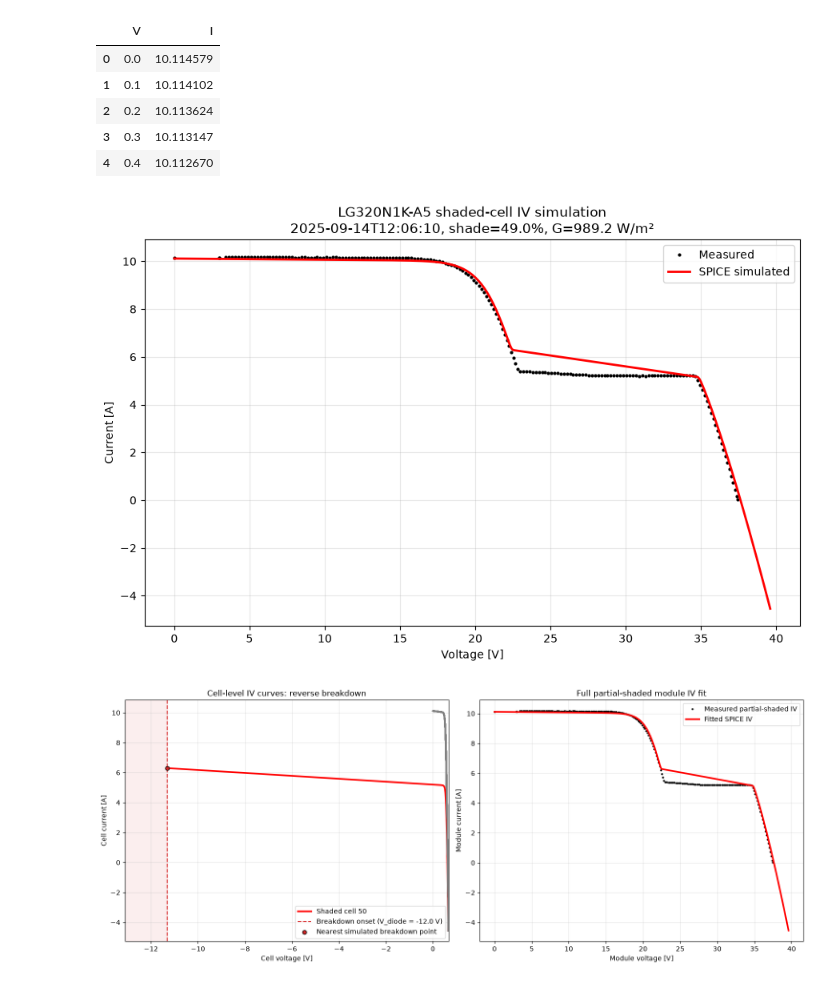
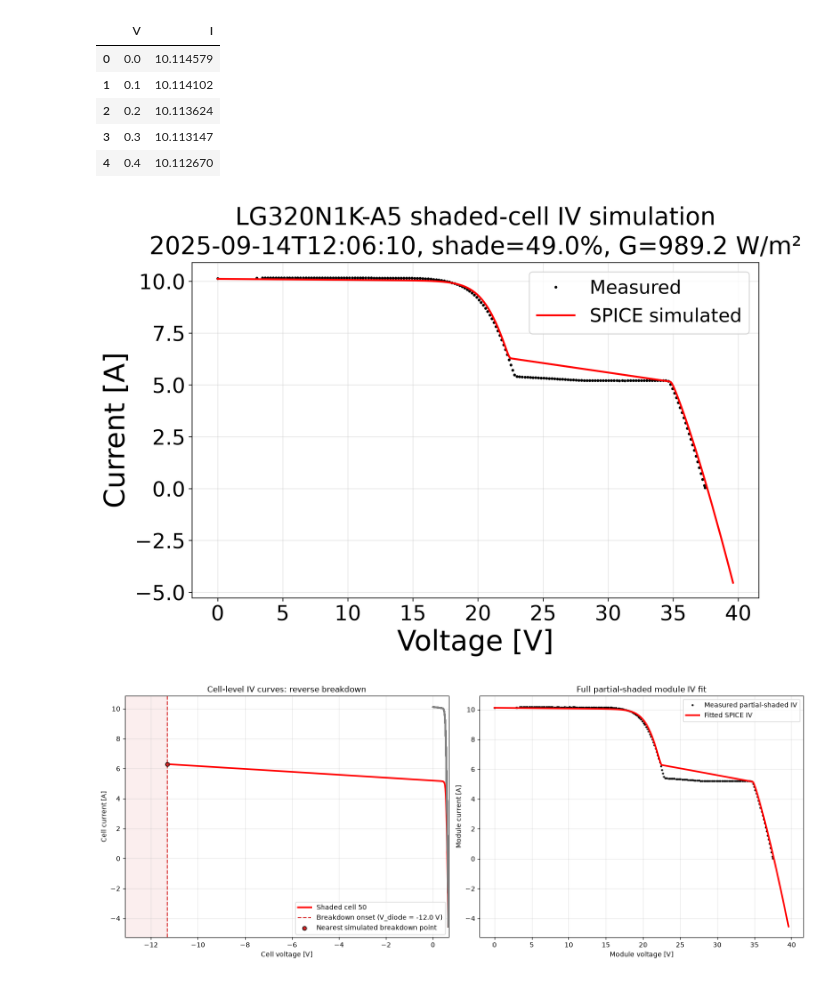
Before and after one commit to sandialabs/pvcracks, a Jupyter notebook: docs/Examples/example_pvspice_thermal.ipynb, the cells around one changed output. Cells and saved outputs as stored; diff of their text form; code cells hidden in the pictures.

```diff
--- a/docs/Examples/example_pvspice_thermal.ipynb
+++ b/docs/Examples/example_pvspice_thermal.ipynb
@@ -411,38 +411,40 @@ if isinstance(row["Current"], str):
 else:
     I_meas = np.asarray(row["Current"], dtype=float)
 # %%
-fig, ax = plt.subplots(figsize=(9, 6))
+fig, ax = plt.subplots(figsize=(10, 7))
 
 ax.plot(
     V_meas,
     I_meas,
     "k.",
     markersize=4,
     label="Measured",
 )
 
 ax.plot(
     df_spice["V"],
     df_spice["I"],
     "r-",
     linewidth=2,
     label="SPICE simulated",
 )
 
-ax.set_xlabel("Voltage [V]")
-ax.set_ylabel("Current [A]")
+ax.set_xlabel("Voltage [V]", fontsize=30)
+ax.set_ylabel("Current [A]", fontsize=30)
+ax.tick_params(axis="both", labelsize=22)
 ax.set_title(
     f"LG320N1K-A5 shaded-cell IV simulation\n"
     f"{row['Date_Time']}, shade={shade_pct:.1f}%, "
-    f"G={G_unshaded:.1f} W/m²"
+    f"G={G_unshaded:.1f} W/m²",
+    fontsize=26,
 )
 ax.grid(True, alpha=0.3)
-ax.legend()
+ax.legend(fontsize=20)
 
 plt.tight_layout()
 plt.show()
 # %% [output]
-[figure, old version]
+[figure, new version]
 # %%
 # Cell-level IV reader is provided by pvcracks.pvspice.
 # %%
```
Also changed, not shown: parts of 1 cell of this notebook.
